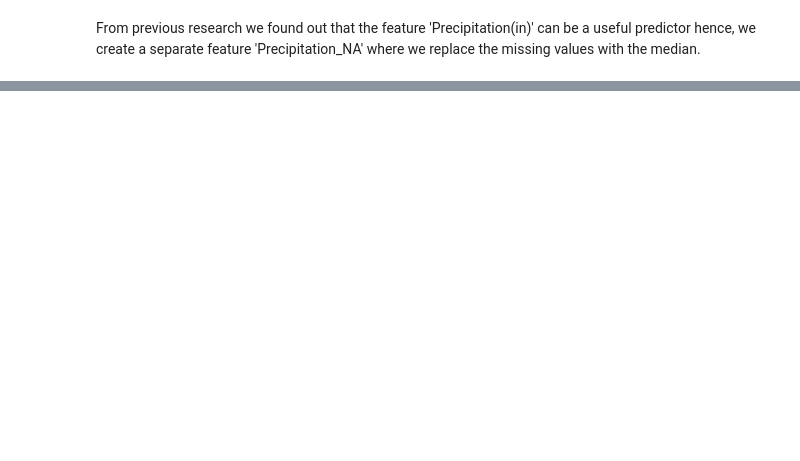
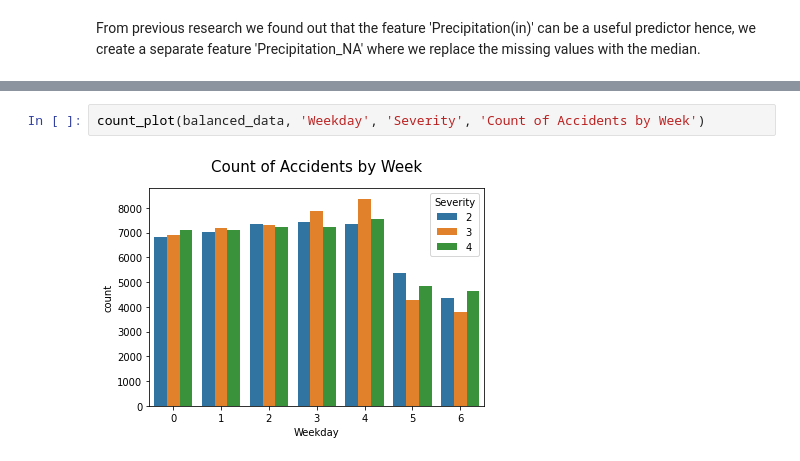
Before and after one commit to Utsav-Patel/USA-Accidents-Severity-Predictions, a Jupyter notebook: Data Exploration.ipynb, the cells around one changed output, grey strips where cells are left out. Drawn from its saved outputs; the diff is of its cells as text; blank space fills up the shorter version.

```diff
--- a/Data Exploration.ipynb
+++ b/Data Exploration.ipynb
@@ -232,0 +394,4 @@ The count of missing values for the features: 'City','Zipcode','Airport_Code', '
+# %%
+count_plot(balanced_data, 'Weekday', 'Severity', 'Count of Accidents by Week')
+# %% [output]
+[figure, added]
```
Also changed, not shown: parts of 87 cells of this notebook, 1 other file.
